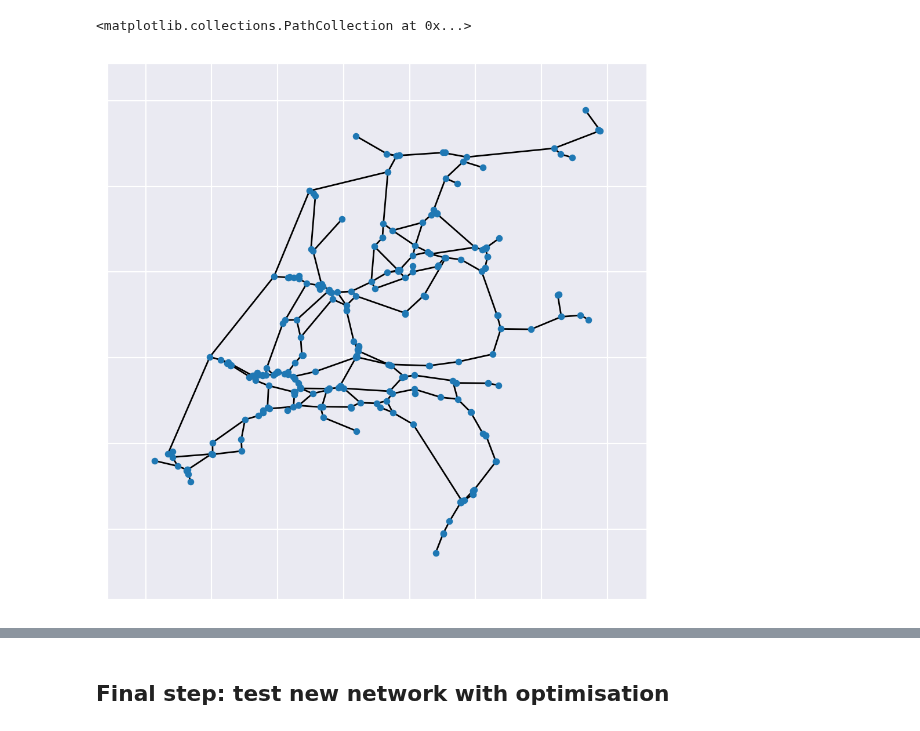
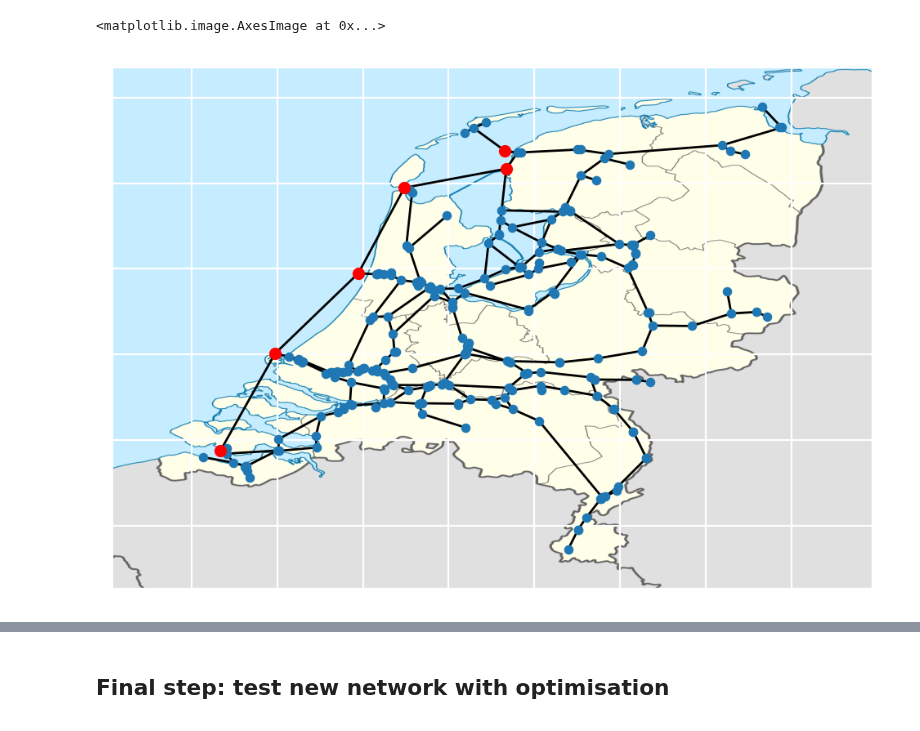
Before and after one commit to fabiandriessen/Thesis, a Jupyter notebook: 4_network_simplification_and_extension.ipynb, the cells around one changed output, grey strips where cells are left out. Saved outputs shown, nothing was run; the diff lists cells and outputs as text; code cells hidden in the pictures.

```diff
--- a/4_network_simplification_and_extension.ipynb
+++ b/4_network_simplification_and_extension.ipynb
@@ -91,12 +127,17 @@ G = G.subgraph(keep)
 G = nx.Graph(G)
 G.add_weighted_edges_from(new_edges,'length_m')
 # %%
-plt.subplots(dpi=200, figsize=(6,6))
+fig, ax = plt.subplots(dpi=200, figsize=(6,6))
 nx.draw_networkx_edges(G, pos_dict)
 nx.draw_networkx_nodes(G, pos_dict, keep, node_size=10)
+nx.draw_networkx_nodes(G, pos_dict, ['8862614', '8860852', '8861819','8867031','8867600', '8860933'], node_color='r', node_size=20)
+img = plt.imread("data/NL_map.png")
+x1, x2, y1, y2 = 3.566619, 6.944693, 50.860830, 53.444274
+z = 0.53
+ax.imshow(img, extent=[x1-z, x2+z, y1-z+0.3, y2+z-0.3])
 # %% [output]
-<matplotlib.collections.PathCollection at 0x...>
+<matplotlib.image.AxesImage at 0x...>
-[figure, old version]
+[figure, new version]
 # %%
 # store this network with direct connections for later use
 pickle.dump(G, open('data/network_cleaned_final.p', 'wb'))
```
Also changed, not shown: parts of 7 cells of this notebook, 3 other files.
